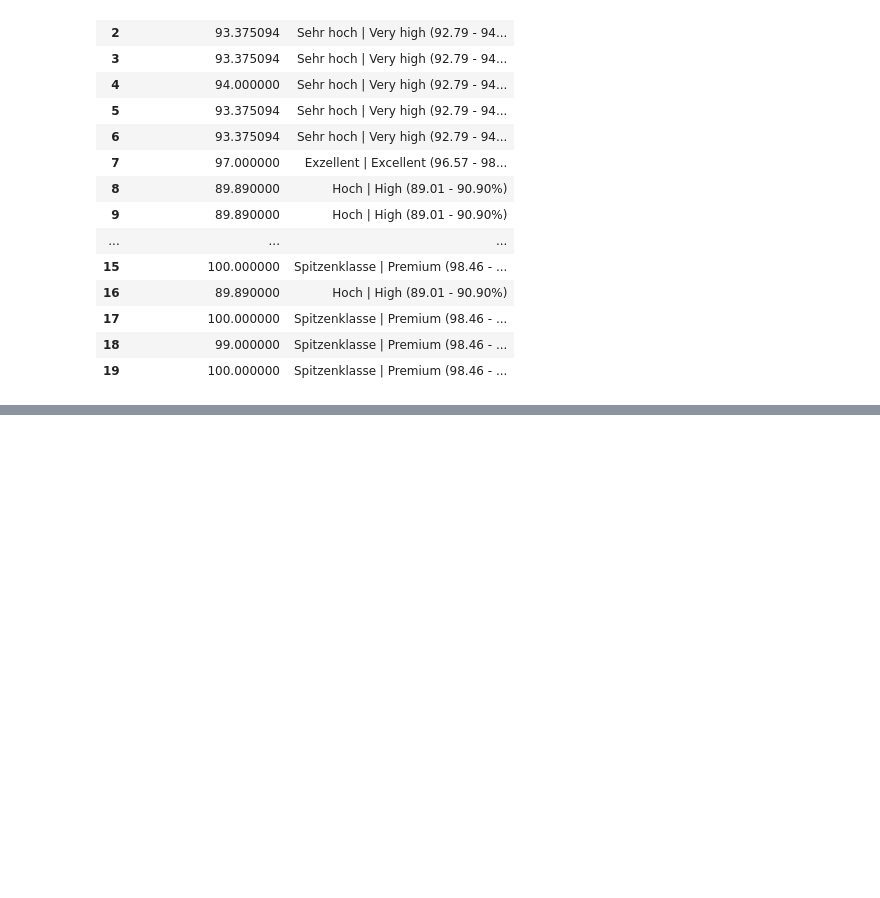
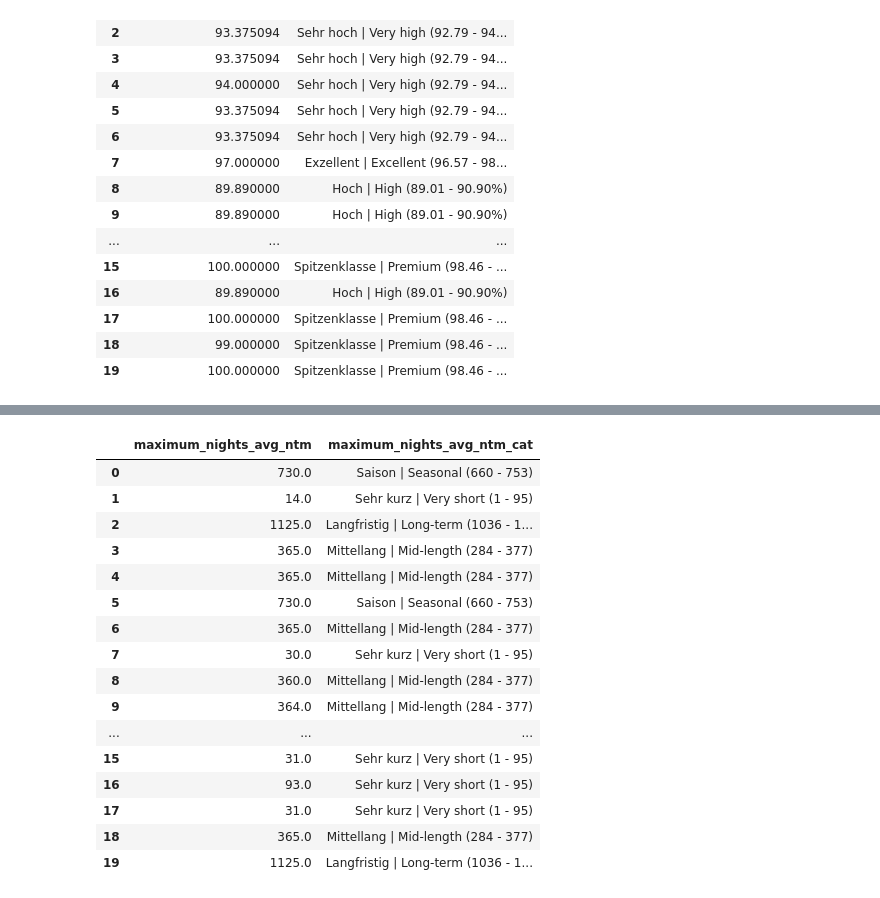
Before and after one commit to Raydays55/Actividad-5, a Jupyter notebook: Act5.ipynb, the cells around one changed output, grey strips where cells are left out. Cells and saved outputs as stored; diff of their text form; code cells hidden in the pictures; blank space fills up the shorter version.

```diff
--- a/Act5.ipynb
+++ b/Act5.ipynb
@@ -550,2 +777,55 @@ Ancho del intervalo:  1.082230827888238
 # %%
 #maximum_nights_avg_ntm
+#Calculamos el número total de la población "n"
+df_extrac['maximum_nights_avg_ntm'].info()
+n = 14187
+
+# Obtener límites
+Max_max_ntm = df_extrac['maximum_nights_avg_ntm'].max() #1414
+Min_max_ntm = df_extrac['maximum_nights_avg_ntm'].min() #1
+Limites_max_ntm = [Min_max_ntm, Max_max_ntm]
+print(Limites_max_ntm)
+
+# Rango
+R_max_ntm = Max_max_ntm - Min_max_ntm
+print("Rango: ", R_max_ntm) #1413
+
+# Número de intervalos (Sturges)
+ni_max_ntm = 1 + 3.32 * np.log10(n)
+print("Número de intervalos (Sturges): ", ni_max_ntm) #14.78
+
+# Ancho del intervalo i
+i_max_ntm = R_max_ntm / ni_max_ntm
+print("Ancho del intervalo: ", i_max_ntm) #95.57
+
+intervalos_max_ntm = np.linspace(Min_max_ntm - 0.01, Max_max_ntm + 0.01, 16)
+print(intervalos_max_ntm)
+
+# Categorías (rellenar según intervalos)
+categorias_max_ntm = ["Sehr kurz | Very short (1 - 95)",
+    "Kurz | Short (96 - 189 )",
+    "Relativ kurz | Relatively short (190 - 283)",
+    "Mittellang | Mid-length (284 - 377)",
+    "Erweitert | Extended (378 - 471)",
+    "Lang | Long (472 - 565)",
+    "Sehr lang | Very long (566 - 659)",
+    "Saison | Seasonal (660 - 753)",
+    "Ausgedehnt | Prolonged (754 - 847)",
+    "Jahresnah | Year-like (848 - 941)",
+    "Mehr als ein Jahr | Beyond a year (942 - 1035)",
+    "Langfristig | Long-term (1036 - 1129)",
+    "Sehr langfristig | Very long-term (1130 - 1223)",
+    "Extrem | Extreme (1224 - 1317)",
+    "Außergewöhnlich | Exceptional (1318 - 1414)"]
+
+# Nueva columna
+df_extrac['maximum_nights_avg_ntm_cat'] = pd.cut(
+    x=df_extrac['maximum_nights_avg_ntm'],
+    bins=intervalos_max_ntm,
+    labels=categorias_max_ntm,
+    include_lowest=True,
+    right=False
+)
+
+df_extrac[['maximum_nights_avg_ntm', 'maximum_nights_avg_ntm_cat']].head(20)
+# %% [output]
@@ -552,3 +848,20 @@ Ancho del intervalo:  1.082230827888238
+|  | maximum_nights_avg_ntm | maximum_nights_avg_ntm_cat |
+| 0 | 730.0 | Saison | Seasonal (660 - 753) |
+| 1 | 14.0 | Sehr kurz | Very short (1 - 95) |
+| 2 | 1125.0 | Langfristig | Long-term (1036 - 1... |
+| 3 | 365.0 | Mittellang | Mid-length (284 - 377) |
+| 4 | 365.0 | Mittellang | Mid-length (284 - 377) |
+| 5 | 730.0 | Saison | Seasonal (660 - 753) |
+| 6 | 365.0 | Mittellang | Mid-length (284 - 377) |
+| 7 | 30.0 | Sehr kurz | Very short (1 - 95) |
+| 8 | 360.0 | Mittellang | Mid-length (284 - 377) |
+| 9 | 364.0 | Mittellang | Mid-length (284 - 377) |
+| ... | ... | ... |
+| 15 | 31.0 | Sehr kurz | Very short (1 - 95) |
+| 16 | 93.0 | Sehr kurz | Very short (1 - 95) |
+| 17 | 31.0 | Sehr kurz | Very short (1 - 95) |
+| 18 | 365.0 | Mittellang | Mid-length (284 - 377) |
+| 19 | 1125.0 | Langfristig | Long-term (1036 - 1... |
 # %%
 #availability_365
 # %%
```
Also changed, not shown: parts of 7 cells of this notebook.
